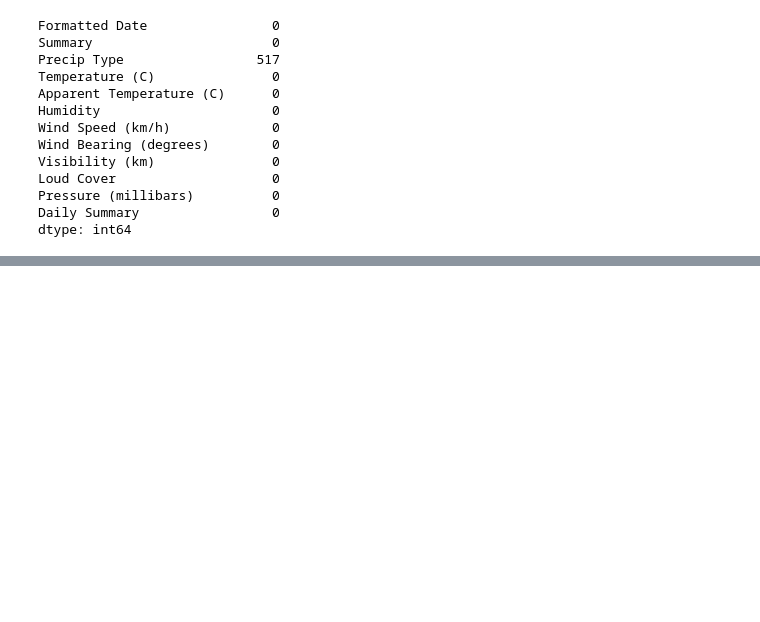
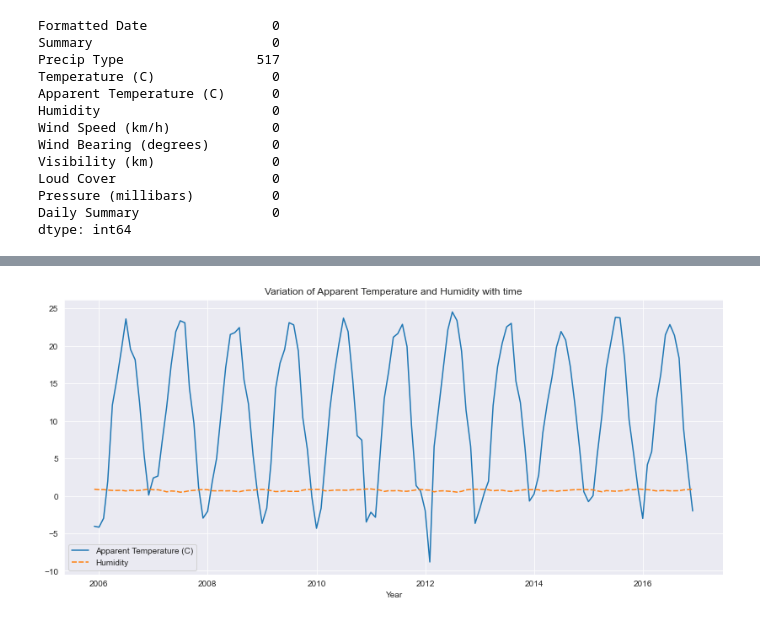
Before and after one commit to erinp0/DST-Assessment_0, a Jupyter notebook: Erin Pollard/DST_Trial.ipynb, the cells around one changed output, grey strips where cells are left out. Saved outputs shown, nothing was run; the diff lists cells and outputs as text; code cells hidden in the pictures; blank space fills up the shorter version.

```diff
--- a/Erin Pollard/DST_Trial.ipynb
+++ b/Erin Pollard/DST_Trial.ipynb
@@ -65,0 +111,10 @@ dtype: int64
+# %%
+plt.figure(figsize=(14,6))
+sns.lineplot(data = df_monthly_mean)
+plt.xlabel('Year')
+plt.title("Variation of Apparent Temperature and Humidity with time")
+# save the figure
+plt.savefig('plot2.png', dpi=300, bbox_inches='tight')
+plt.show()
+# %% [output]
+[figure, added]
```
Also changed, not shown: parts of 7 cells of this notebook.
